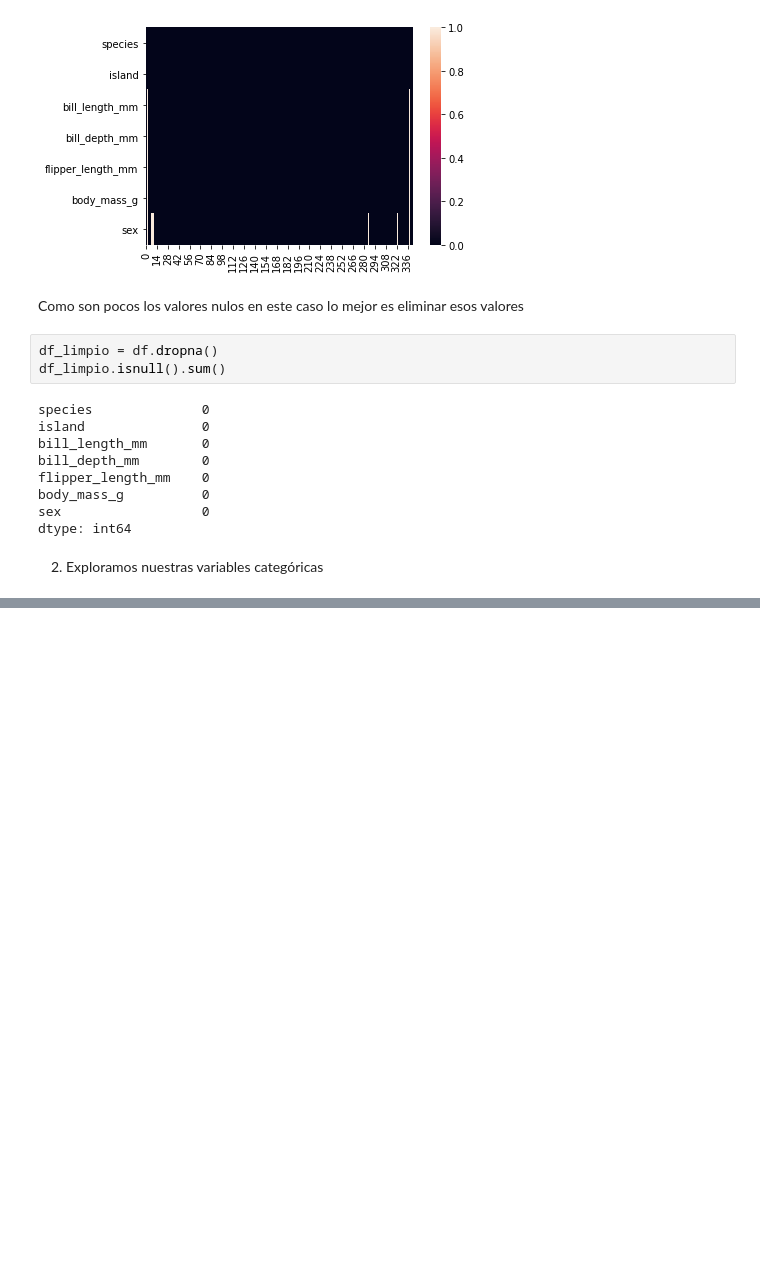
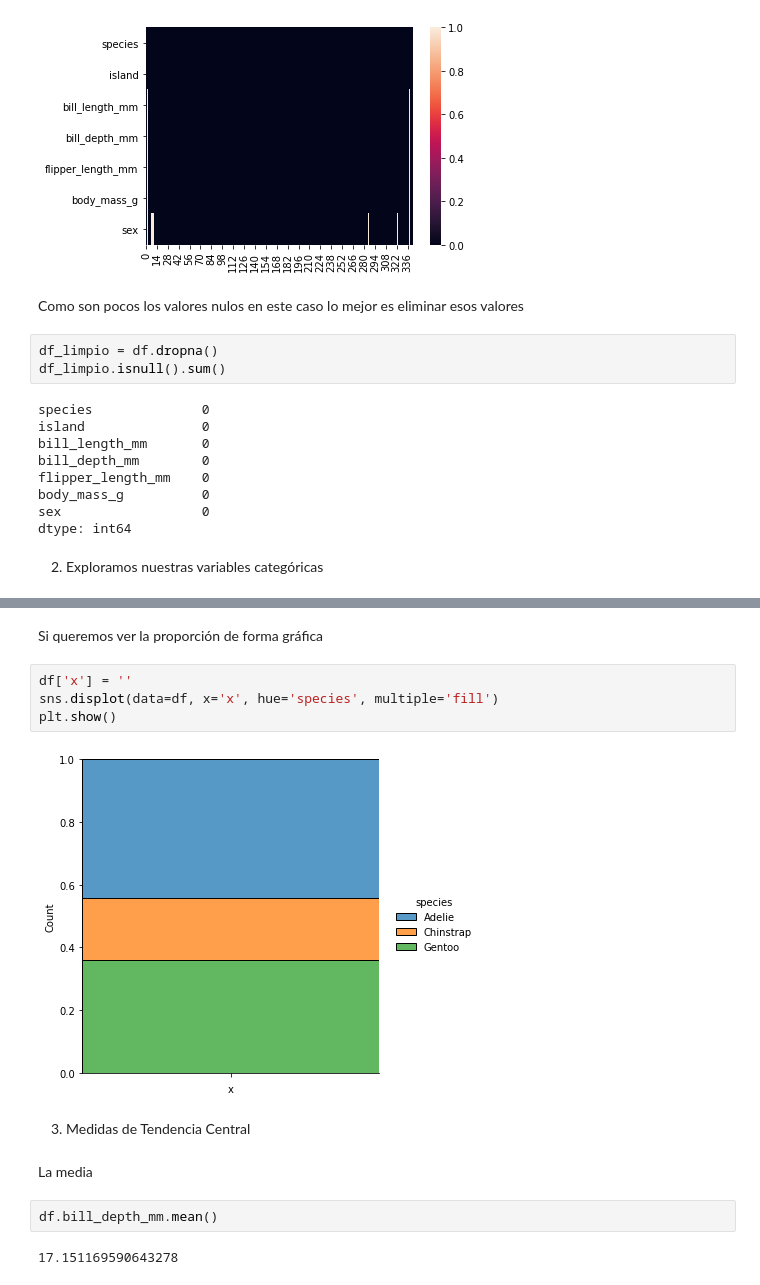
Before and after one commit to mariosanchez5/An-lisis-Exploratorios---Varios, a Jupyter notebook: Análisis Exploratorio - Pinguinos(sns).ipynb, the cells around one changed output, grey strips where cells are left out. Cells and saved outputs as stored; diff of their text form; blank space fills up the shorter version.

```diff
--- a/Análisis Exploratorio - Pinguinos(sns).ipynb
+++ b/Análisis Exploratorio - Pinguinos(sns).ipynb
@@ -129,0 +184,16 @@ dtype: int64
+# %% [markdown]
+Si queremos ver la proporción de forma gráfica
+# %%
+df['x'] = ''
+sns.displot(data=df, x='x', hue='species', multiple='fill')
+plt.show()
+# %% [output]
+[figure, added]
+# %% [markdown]
+3. Medidas de Tendencia Central
+# %% [markdown]
+La media
+# %%
+df.bill_depth_mm.mean()
+# %% [output]
+17.151169590643278
```
Also changed, not shown: parts of 29 cells of this notebook, 1 other file.
